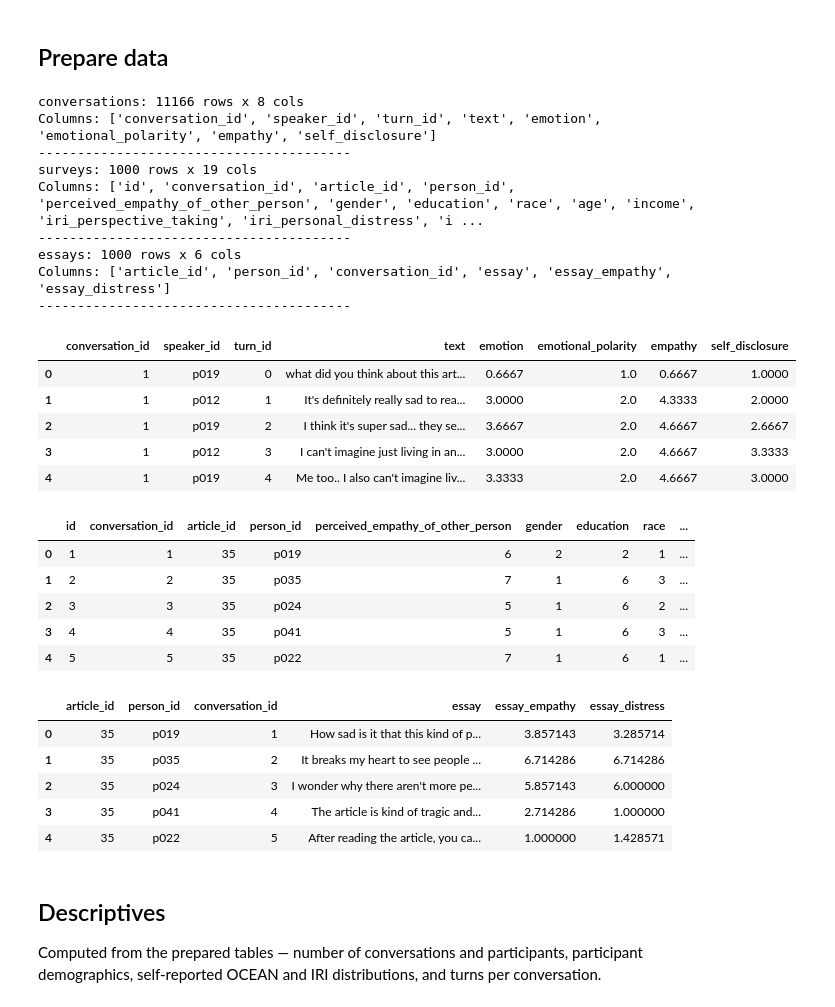
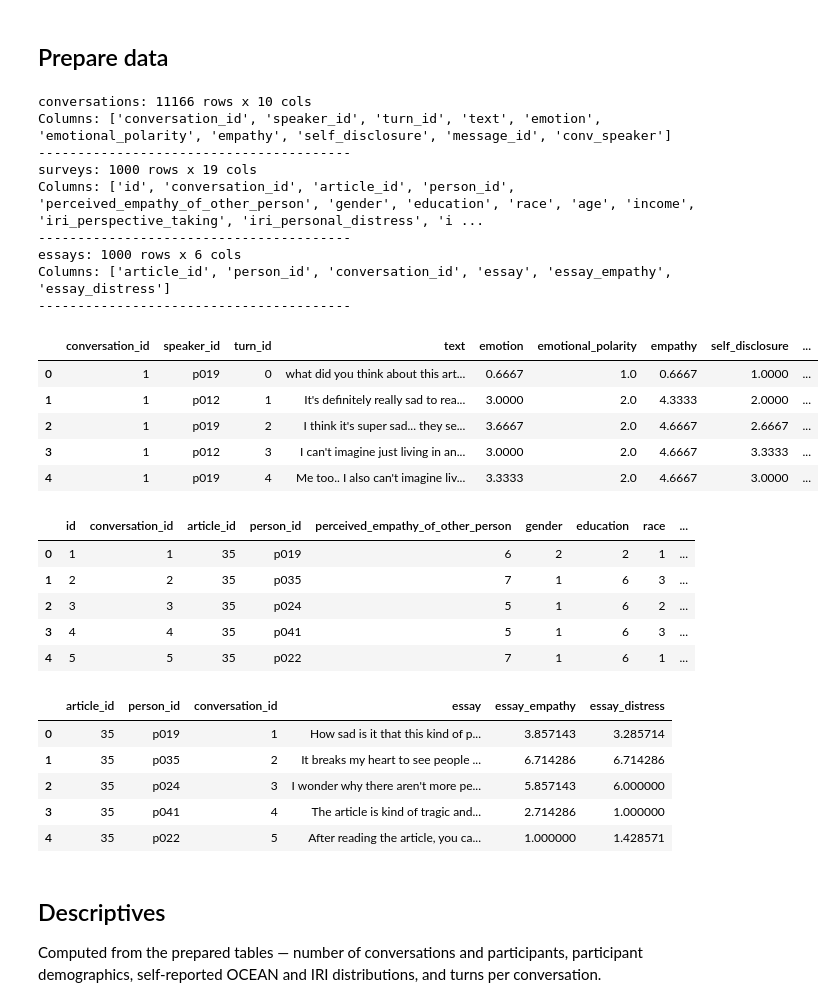
Before and after one commit to shshnk94/summary-mem, a Jupyter notebook: tutorials/wassa2024/wassa2024.ipynb, the cells around one changed output. Cells and saved outputs as stored; diff of their text form; code cells hidden in the pictures.

```diff
--- a/tutorials/wassa2024/wassa2024.ipynb
+++ b/tutorials/wassa2024/wassa2024.ipynb
@@ -67,6 +75,10 @@ conversations = pd.DataFrame(
         "self_disclosure": turns["SelfDisclosure"],
     }
 )
+# (conversation_id, turn_id) uniquely identifies a turn — combine them into a single key.
+conversations["message_id"] = conversations["conversation_id"].astype(str) + "_" + conversations["turn_id"].astype(str)
+# (conversation_id, speaker_id) identifies a person within one conversation
+conversations["conv_speaker"] = conversations["conversation_id"].astype(str) + "_" + conversations["speaker_id"].astype(str)
 
 # 2. Surveys — per-person self-report gathered AFTER each conversation (perceived empathy
 # of the partner) joined to that person's stable self-reported traits/demographics.
@@ -81,41 +93,41 @@ surveys = surveys.rename(columns={"personality_openess": "personality_openness"}
 # 3. Essays — each essay, the participants who wrote it, and the article they responded to.
 essays = essays.rename(
     columns={
         "person_essay": "essay",
         "person_empathy": "essay_empathy",
         "person_distress": "essay_distress",
     }
 )
 essays = essays[["article_id", "person_id", "conversation_id", "essay", "essay_empathy", "essay_distress"]]
 
 for name, df in [
     ("conversations", conversations),
     ("surveys", surveys),
     ("essays", essays)
 ]:
     print(f"{name}: {df.shape[0]} rows x {df.shape[1]} cols")
     print("Columns:", list(df.columns))
     print("-" * 40)
 
 display(conversations.head())
 display(surveys.head())
 display(essays.head())
 # %% [output]
-conversations: 11166 rows x 8 cols
-Columns: ['conversation_id', 'speaker_id', 'turn_id', 'text', 'emotion', 'emotional_polarity', 'empathy', 'self_disclosure']
+conversations: 11166 rows x 10 cols
+Columns: ['conversation_id', 'speaker_id', 'turn_id', 'text', 'emotion', 'emotional_polarity', 'empathy', 'self_disclosure', 'message_id', 'conv_speaker']
 ----------------------------------------
 surveys: 1000 rows x 19 cols
 Columns: ['id', 'conversation_id', 'article_id', 'person_id', 'perceived_empathy_of_other_person', 'gender', 'education', 'race', 'age', 'income', 'iri_perspective_taking', 'iri_personal_distress', 'i ...
 ----------------------------------------
 essays: 1000 rows x 6 cols
 Columns: ['article_id', 'person_id', 'conversation_id', 'essay', 'essay_empathy', 'essay_distress']
 ----------------------------------------
-|  | conversation_id | speaker_id | turn_id | text | emotion | emotional_polarity | empathy | self_disclosure |
-| 0 | 1 | p019 | 0 | what did you think about this art... | 0.6667 | 1.0 | 0.6667 | 1.0000 |
-| 1 | 1 | p012 | 1 | It's definitely really sad to rea... | 3.0000 | 2.0 | 4.3333 | 2.0000 |
-| 2 | 1 | p019 | 2 | I think it's super sad... they se... | 3.6667 | 2.0 | 4.6667 | 2.6667 |
-| 3 | 1 | p012 | 3 | I can't imagine just living in an... | 3.0000 | 2.0 | 4.6667 | 3.3333 |
-| 4 | 1 | p019 | 4 | Me too.. I also can't imagine liv... | 3.3333 | 2.0 | 4.6667 | 3.0000 |
+|  | conversation_id | speaker_id | turn_id | text | emotion | emotional_polarity | empathy | self_disclosure | ... |
+| 0 | 1 | p019 | 0 | what did you think about this art... | 0.6667 | 1.0 | 0.6667 | 1.0000 | ... |
+| 1 | 1 | p012 | 1 | It's definitely really sad to rea... | 3.0000 | 2.0 | 4.3333 | 2.0000 | ... |
+| 2 | 1 | p019 | 2 | I think it's super sad... they se... | 3.6667 | 2.0 | 4.6667 | 2.6667 | ... |
+| 3 | 1 | p012 | 3 | I can't imagine just living in an... | 3.0000 | 2.0 | 4.6667 | 3.3333 | ... |
+| 4 | 1 | p019 | 4 | Me too.. I also can't imagine liv... | 3.3333 | 2.0 | 4.6667 | 3.0000 | ... |
 |  | id | conversation_id | article_id | person_id | perceived_empathy_of_other_person | gender | education | race | ... |
 | 0 | 1 | 1 | 35 | p019 | 6 | 2 | 2 | 1 | ... |
 | 1 | 2 | 2 | 35 | p035 | 7 | 1 | 6 | 3 | ... |
```
Also changed, not shown: parts of 17 cells of this notebook, 7 other files.
